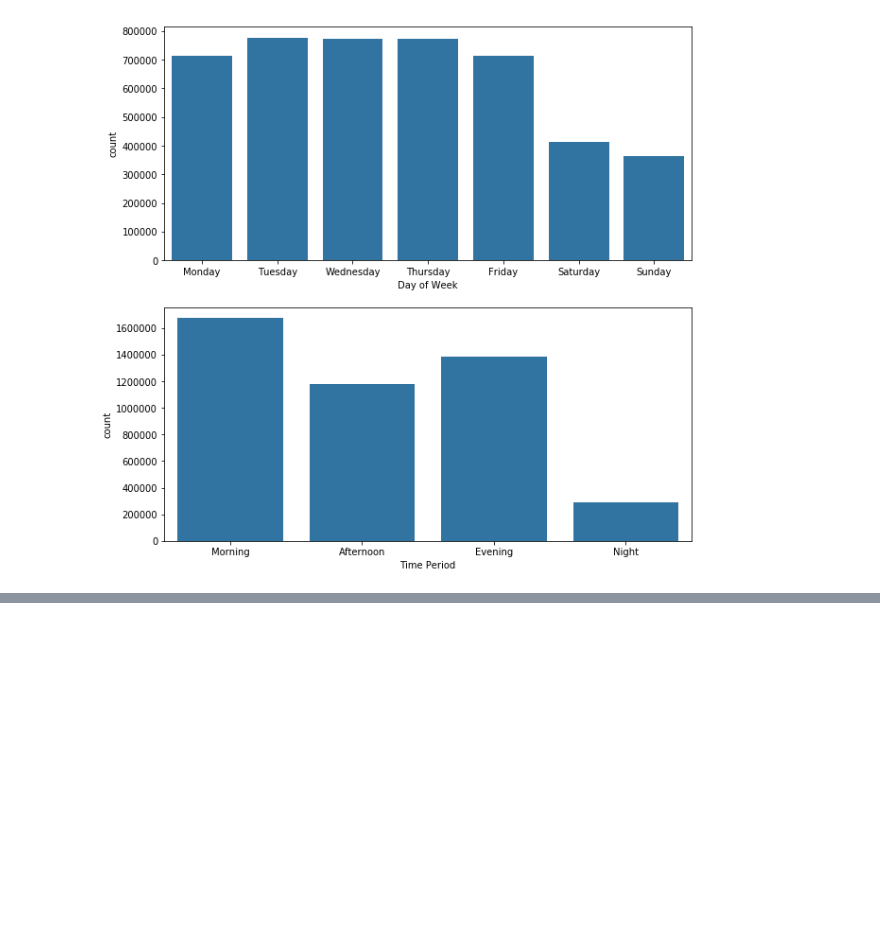
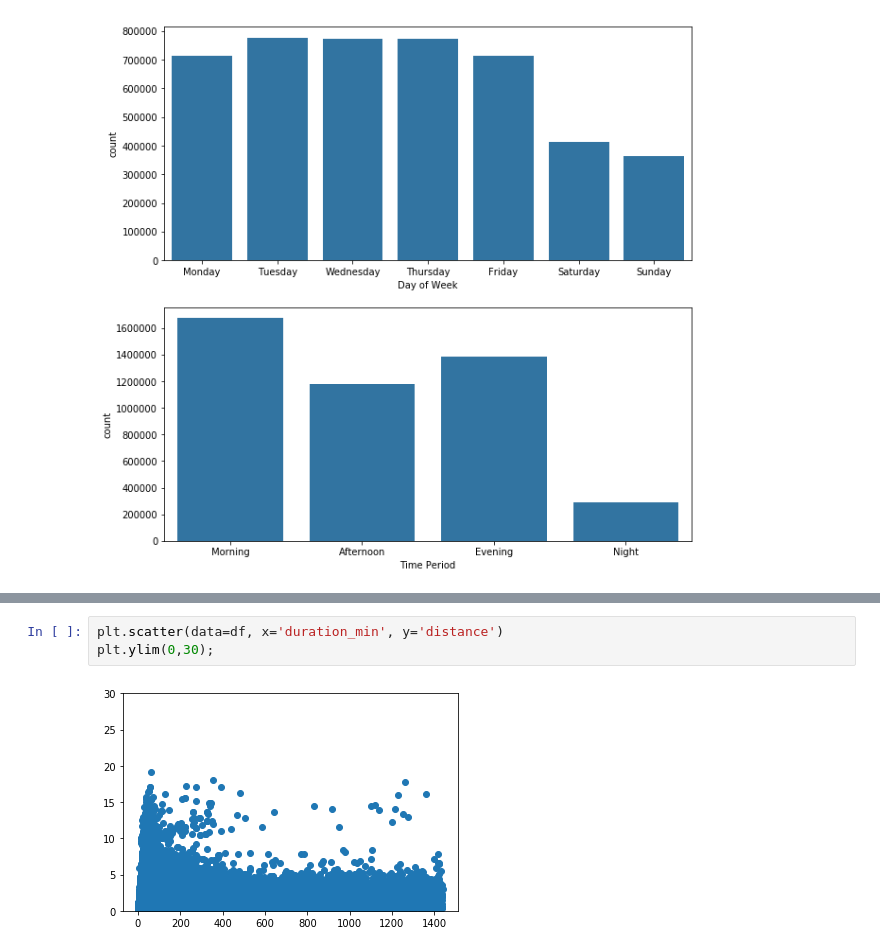
Before and after one commit to sclkan/Lyft-Analysis, a Jupyter notebook: lyft_baywheels_analysis.ipynb, the cells around one changed output, grey strips where cells are left out. Cells and saved outputs as stored; diff of their text form; blank space fills up the shorter version.

```diff
--- a/lyft_baywheels_analysis.ipynb
+++ b/lyft_baywheels_analysis.ipynb
@@ -396,0 +412,5 @@ ax[1].set_title('Bike Share for All Program Enrollment');
+# %%
+plt.scatter(data=df, x='duration_min', y='distance')
+plt.ylim(0,30);
+# %% [output]
+[figure, added]
```
Also changed, not shown: parts of 11 cells of this notebook.
